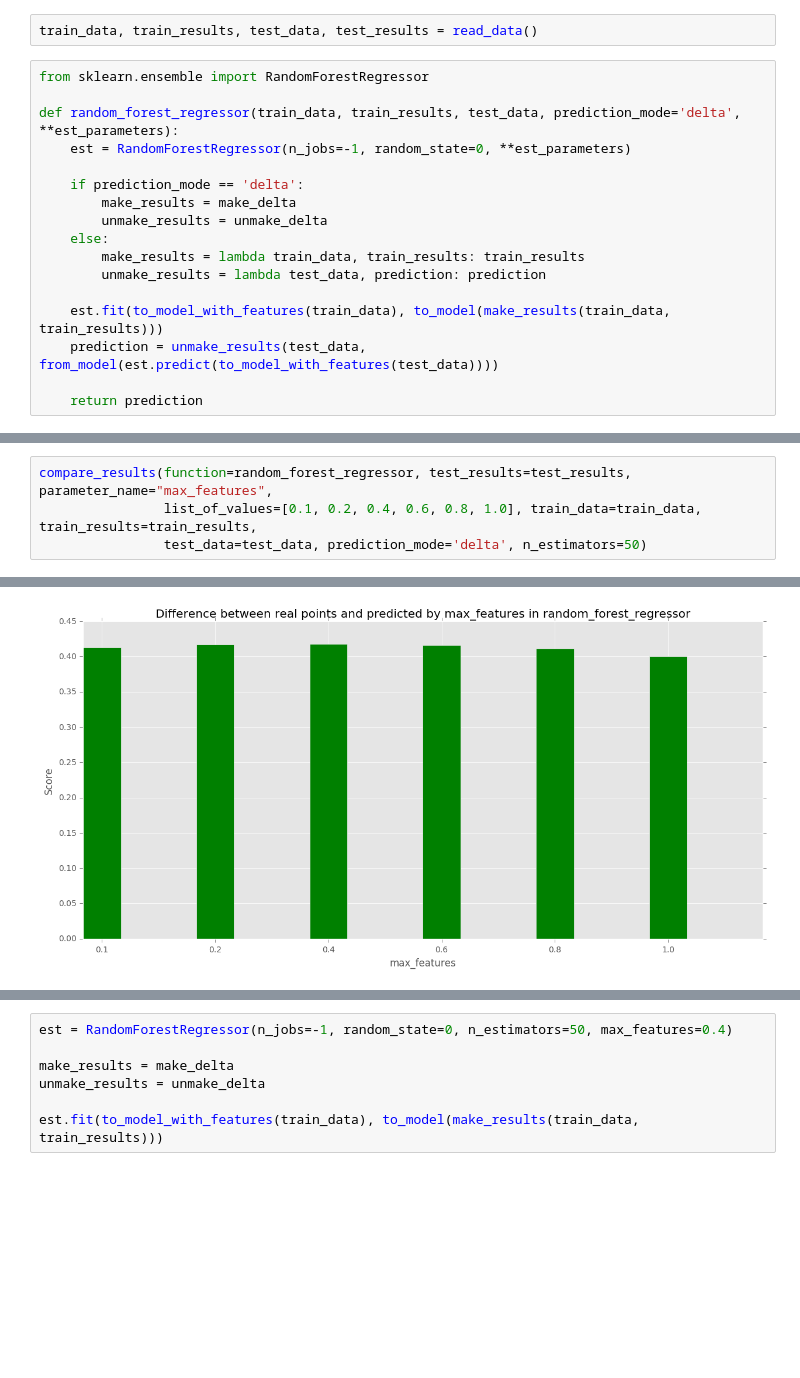
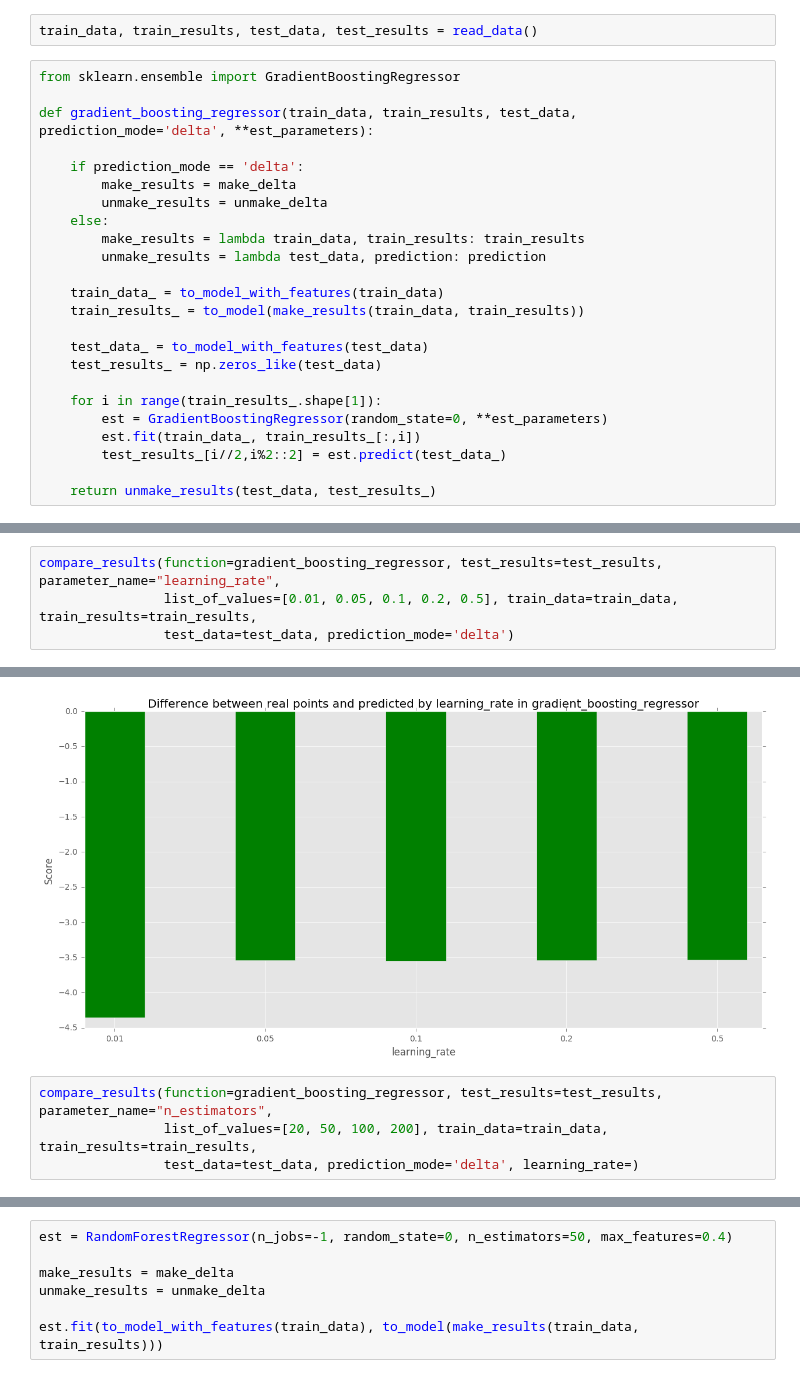
Before and after one commit to avgaydashenko/cuddly-robot, a Jupyter notebook: framework.ipynb, the cells around one changed output, grey strips where cells are left out. Drawn from its saved outputs; the diff is of its cells as text; blank space fills up the shorter version.

Commit message:
gradient boosting regressor v1

```diff
--- a/framework.ipynb
+++ b/framework.ipynb
@@ -7,10 +7,9 @@ plt.rcParams['figure.figsize'] = (15, 7)
 # %%
 train_data, train_results, test_data, test_results = read_data()
 # %%
-from sklearn.ensemble import RandomForestRegressor
+from sklearn.ensemble import GradientBoostingRegressor
 
-def random_forest_regressor(train_data, train_results, test_data, prediction_mode='delta', **est_parameters):
-    est = RandomForestRegressor(n_jobs=-1, random_state=0, **est_parameters)
+def gradient_boosting_regressor(train_data, train_results, test_data, prediction_mode='delta', **est_parameters):
 
     if prediction_mode == 'delta':
         make_results = make_delta
@@ -19,7 +18,15 @@ def random_forest_regressor(train_data, train_results, test_data, prediction_mod
         make_results = lambda train_data, train_results: train_results
         unmake_results = lambda test_data, prediction: prediction
 
-    est.fit(to_model_with_features(train_data), to_model(make_results(train_data, train_results)))
-    prediction = unmake_results(test_data, from_model(est.predict(to_model_with_features(test_data))))
+    train_data_ = to_model_with_features(train_data)
+    train_results_ = to_model(make_results(train_data, train_results))
 
-    return prediction
+    test_data_ = to_model_with_features(test_data)
+    test_results_ = np.zeros_like(test_data)
+
+    for i in range(train_results_.shape[1]):
+        est = GradientBoostingRegressor(random_state=0, **est_parameters)
+        est.fit(train_data_, train_results_[:,i])
+        test_results_[i//2,i%2::2] = est.predict(test_data_)
+
+    return unmake_results(test_data, test_results_)
@@ -26,5 +51,5 @@ def random_forest_regressor(train_data, train_results, test_data, prediction_mod
 # %%
-compare_results(function=random_forest_regressor, test_results=test_results, parameter_name="max_features",
-                list_of_values=[0.1, 0.2, 0.4, 0.6, 0.8, 1.0], train_data=train_data, train_results=train_results,
-                test_data=test_data, prediction_mode='delta', n_estimators=50)
+compare_results(function=gradient_boosting_regressor, test_results=test_results, parameter_name="learning_rate",
+                list_of_values=[0.01, 0.05, 0.1, 0.2, 0.5], train_data=train_data, train_results=train_results,
+                test_data=test_data, prediction_mode='delta')
 # %% [output]
@@ -39 +63,5 @@ Results: [0.41290772055388625, 0.41728299179304706, 0.41815957151219385, 0.41578
-[figure, old version]
+[figure, new version]
+# %%
+compare_results(function=gradient_boosting_regressor, test_results=test_results, parameter_name="n_estimators",
+                list_of_values=[20, 50, 100, 200], train_data=train_data, train_results=train_results,
+                test_data=test_data, prediction_mode='delta', learning_rate=)
```
Also changed, not shown: parts of 5 cells of this notebook, 1 other file.
